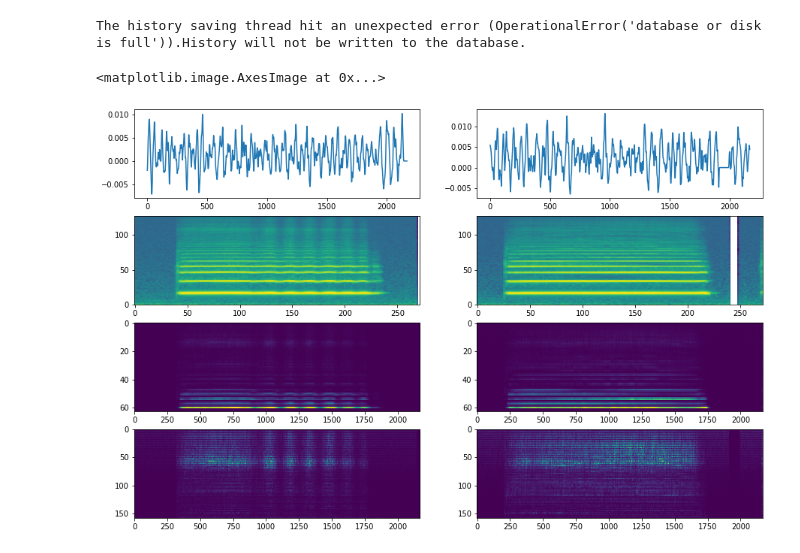
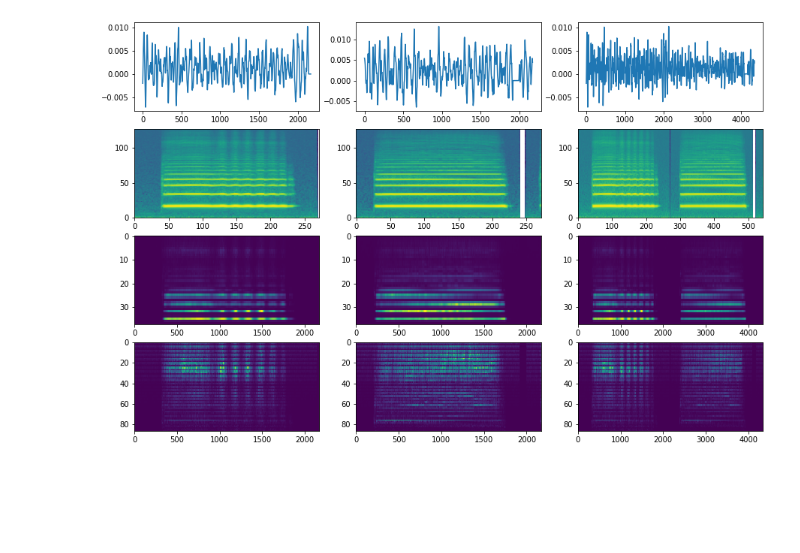
Before and after one commit to lcrosvila/masters-thesis, a Jupyter notebook: scattering_plots.ipynb, the cells around one changed output. Drawn from its saved outputs; the diff is of its cells as text; code cells hidden in the pictures; blank space fills up the shorter version.

```diff
--- a/scattering_plots.ipynb
+++ b/scattering_plots.ipynb
@@ -10,8 +11,6 @@ def get_scattering(x, J=6, Q=8):
     x = x.view(1, -1)
 
     T = x.shape[-1]
-    J = 6
-    Q = 16
 
     meta = Scattering1D.compute_meta_scattering(J, Q)
     order0 = (meta['order'] == 0)
@@ -31,7 +30,8 @@ nonvib_all, _ = librosa.load('../MIS/Flute.nonvib.mf.C5B5.aiff', sr=44100)
 nonvib = nonvib_all[:138822]
 ipd.display(ipd.Audio(nonvib, rate=44100))
 
-viv_non = np.concatenate((vib, array2D_2))
+vib_non = np.concatenate((vib, nonvib))
+ipd.display(ipd.Audio(vib_non, rate=44100))
 # %% [output]
 [interactive output not drawn]
 [interactive output not drawn]
@@ -39,24 +40,30 @@ viv_non = np.concatenate((vib, array2D_2))
 _, Svib0, Svib1, Svib2 = get_scattering(vib)
 _, Snonvib0, Snonvib1, Snonvib2 = get_scattering(nonvib)
 
+_, Sboth0, Sboth1, Sboth2 = get_scattering(vib_non)
+
 Mvib = librosa.feature.melspectrogram(vib, sr=44100)
 Mnonvib = librosa.feature.melspectrogram(nonvib, sr=44100)
+
+Mboth = librosa.feature.melspectrogram(vib_non, sr=44100)
 # %%
 import matplotlib.pyplot as plt
-import numpy as np
 
-fig, ax = plt.subplots(4,2, figsize=(15,10))
+fig, ax = plt.subplots(4,3, figsize=(15,10))
 
 ax[0,0].plot(Svib0.ravel())
 ax[0,1].plot(Snonvib0.ravel())
+ax[0,2].plot(Sboth0.ravel())
 ax[1,0].imshow(np.log(Mvib), origin='lower', aspect='auto')
 ax[1,1].imshow(np.log(Mnonvib), origin='lower', aspect='auto')
+ax[1,2].imshow(np.log(Mboth), origin='lower', aspect='auto')
 ax[2,0].imshow(Svib1, aspect='auto')
 ax[2,1].imshow(Snonvib1, aspect='auto')
+ax[2,2].imshow(Sboth1, aspect='auto')
 ax[3,0].imshow(Svib2, aspect='auto')
 ax[3,1].imshow(Snonvib2, aspect='auto')
+ax[3,2].imshow(Sboth2, aspect='auto')
+fig.show()
 # %% [output]
-The history saving thread hit an unexpected error (OperationalError('database or disk is full')).History will not be written to the database.
-<matplotlib.image.AxesImage at 0x...>
-[figure, old version]
+[figure, new version]
 # %%
```
Also changed, not shown: parts of 3 cells of this notebook.
